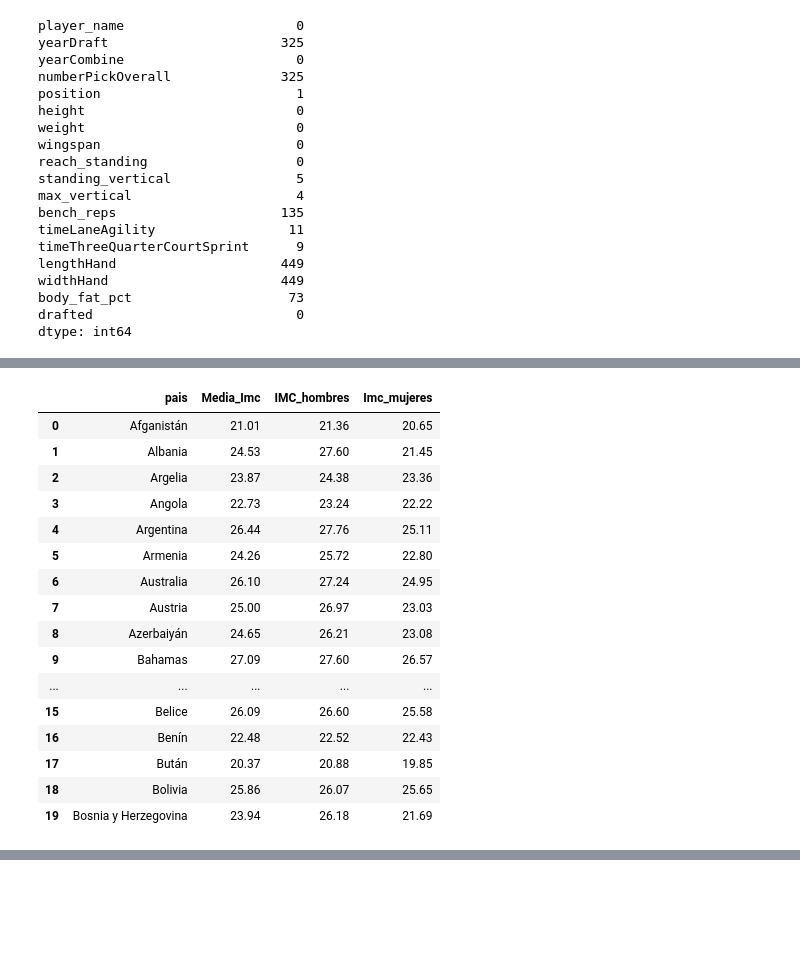
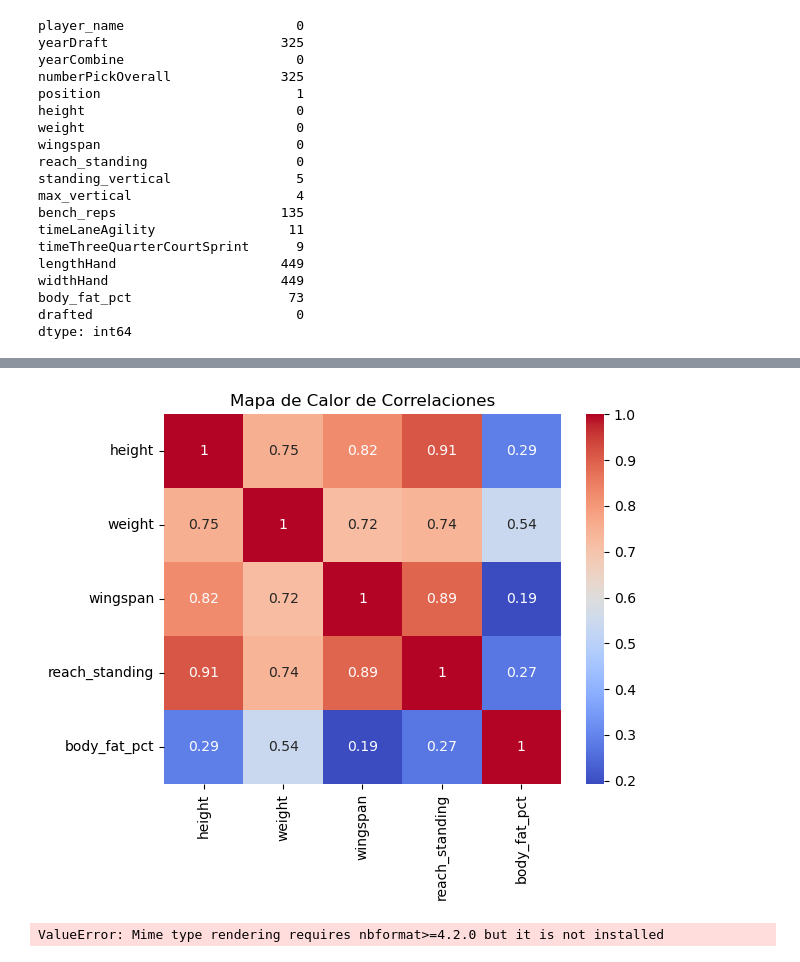
Before and after one commit to fchiapped/Proyecto-Vis-Info, a Jupyter notebook: idea.ipynb, the cells around one changed output, grey strips where cells are left out. Cells and saved outputs as stored; diff of their text form; code cells hidden in the pictures; blank space fills up the shorter version.

```diff
--- a/idea.ipynb
+++ b/idea.ipynb
@@ -53,18 +58,3 @@ widthHand                      449
 body_fat_pct                    73
 drafted                          0
 dtype: int64
-# %%
-import numpy as np
-df.sort_values("body_fat_pct", ascending=False, inplace=True)
-data = df["body_fat_pct"].dropna().values
-
-# Cálculo de los cuartiles
-q1 = np.percentile(data, 25)
-q2 = np.percentile(data, 50)
-q3 = np.percentile(data, 75)
-
-print("Primer cuartil (Q1):", q1)
-print("Segundo cuartil (Q2):", q2)
-print("Tercer cuartil (Q3):", q3)
-print(df["body_fat_pct"].mean())
-df
@@ -171,36 +80,0 @@ table
-# %%
-df_g = pd.DataFrame(columns = ['pais','Media_Imc','IMC_hombres','Imc_mujeres'])
-
-# iterar sobre cada fila ('tr') para completar la información
-for row in table.find_all('tr')[0::]:
-    cols = row.find_all("td")
-    #print(cols)
-    cols = [col.text.strip() for col in cols]
-    if len(cols) == 0:
-        continue
-    else:
-        pais = cols[0]
-        media_imc = float(cols[1].replace(',', '.'))
-        imc_hombres = float(cols[3].replace(',', '.'))
-        imc_mujeres = float(cols[5].replace(',', '.'))
-        new_row = pd.DataFrame({'pais': pais, 'Media_Imc': media_imc, 'IMC_hombres': imc_hombres, 'Imc_mujeres': imc_mujeres}, index=[0])
-        df_g = pd.concat([df, new_row], ignore_index=True)
-df_g.head(20)
-# %% [output]
-|  | pais | Media_Imc | IMC_hombres | Imc_mujeres |
-| 0 | Afganistán | 21.01 | 21.36 | 20.65 |
-| 1 | Albania | 24.53 | 27.60 | 21.45 |
-| 2 | Argelia | 23.87 | 24.38 | 23.36 |
-| 3 | Angola | 22.73 | 23.24 | 22.22 |
-| 4 | Argentina | 26.44 | 27.76 | 25.11 |
-| 5 | Armenia | 24.26 | 25.72 | 22.80 |
-| 6 | Australia | 26.10 | 27.24 | 24.95 |
-| 7 | Austria | 25.00 | 26.97 | 23.03 |
-| 8 | Azerbaiyán | 24.65 | 26.21 | 23.08 |
-| 9 | Bahamas | 27.09 | 27.60 | 26.57 |
-| ... | ... | ... | ... | ... |
-| 15 | Belice | 26.09 | 26.60 | 25.58 |
-| 16 | Benín | 22.48 | 22.52 | 22.43 |
-| 17 | Bután | 20.37 | 20.88 | 19.85 |
-| 18 | Bolivia | 25.86 | 26.07 | 25.65 |
-| 19 | Bosnia y Herzegovina | 23.94 | 26.18 | 21.69 |
@@ -208,0 +81,16 @@ df_g.to_csv('Data_imc_nujeres_hombres.csv', index=False)
+# %%
+# Mapa de Calor
+corr_matrix = df[['height', "position", 'weight', 'wingspan', 'reach_standing', "body_fat_pct"]].corr()
+sns.heatmap(corr_matrix, annot=True, cmap='coolwarm')
+plt.title('Mapa de Calor de Correlaciones')
+plt.show()
+
+
+# Gráfico de Caja
+fig_box = go.Figure()
+positions = ['PG', "PG-SG", "SG-PG", 'SG', "SG-SF", "SF-SG", 'SF', "SF-PF", "PF-SF", 'PF', "PF-C", "C-PF", 'C']
+for position in positions:
+    fig_box.add_trace(go.Box(y=df[df['position'] == position]['height'], name=position))
+fig_box.update_layout(title='Distribución de Altura por Posición')
+fig_box
+# %% [output]
@@ -208,0 +98,2 @@ df_g.to_csv('Data_imc_nujeres_hombres.csv', index=False)
+[figure, added]
+ValueError: Mime type rendering requires nbformat>=4.2.0 but it is not installed
```
Also changed, not shown: parts of 13 cells of this notebook, 9 other files.
